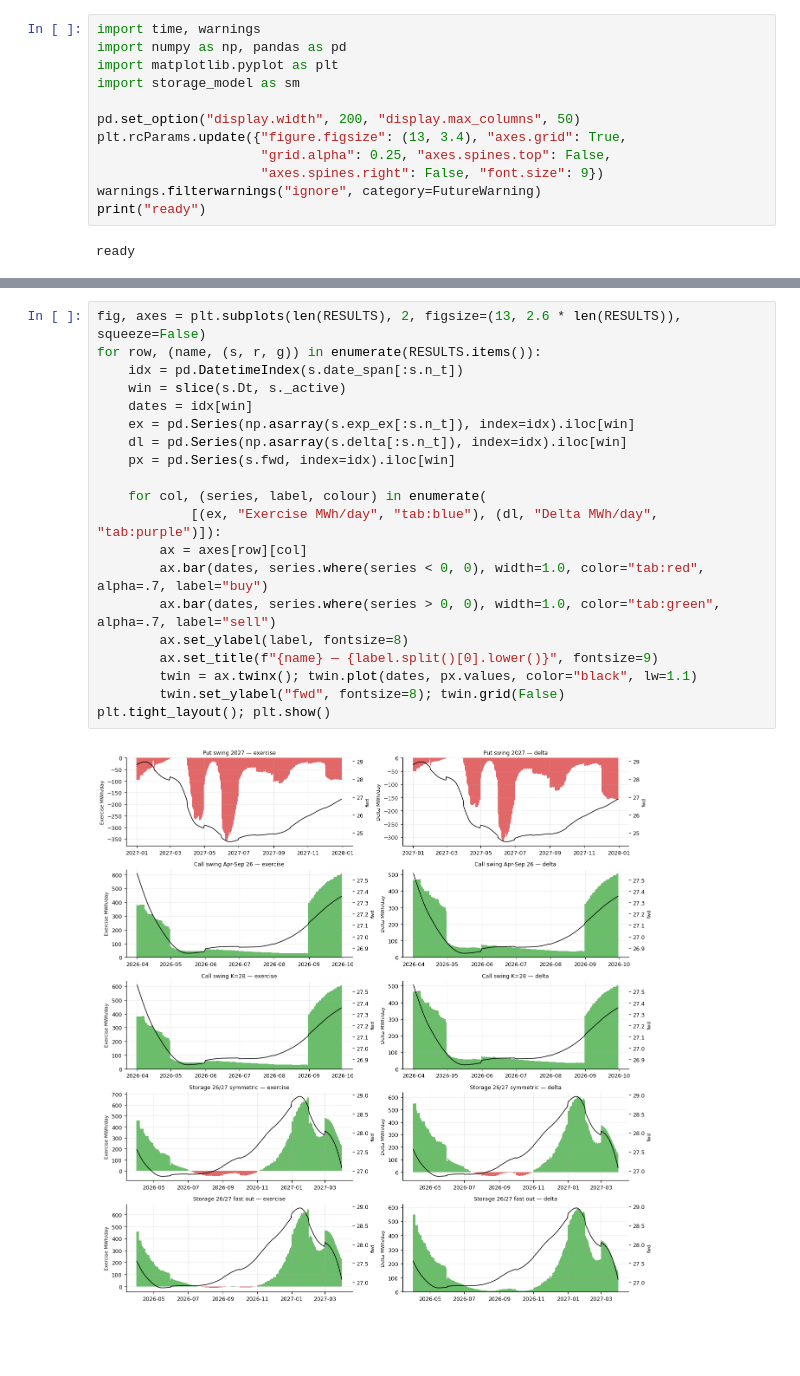
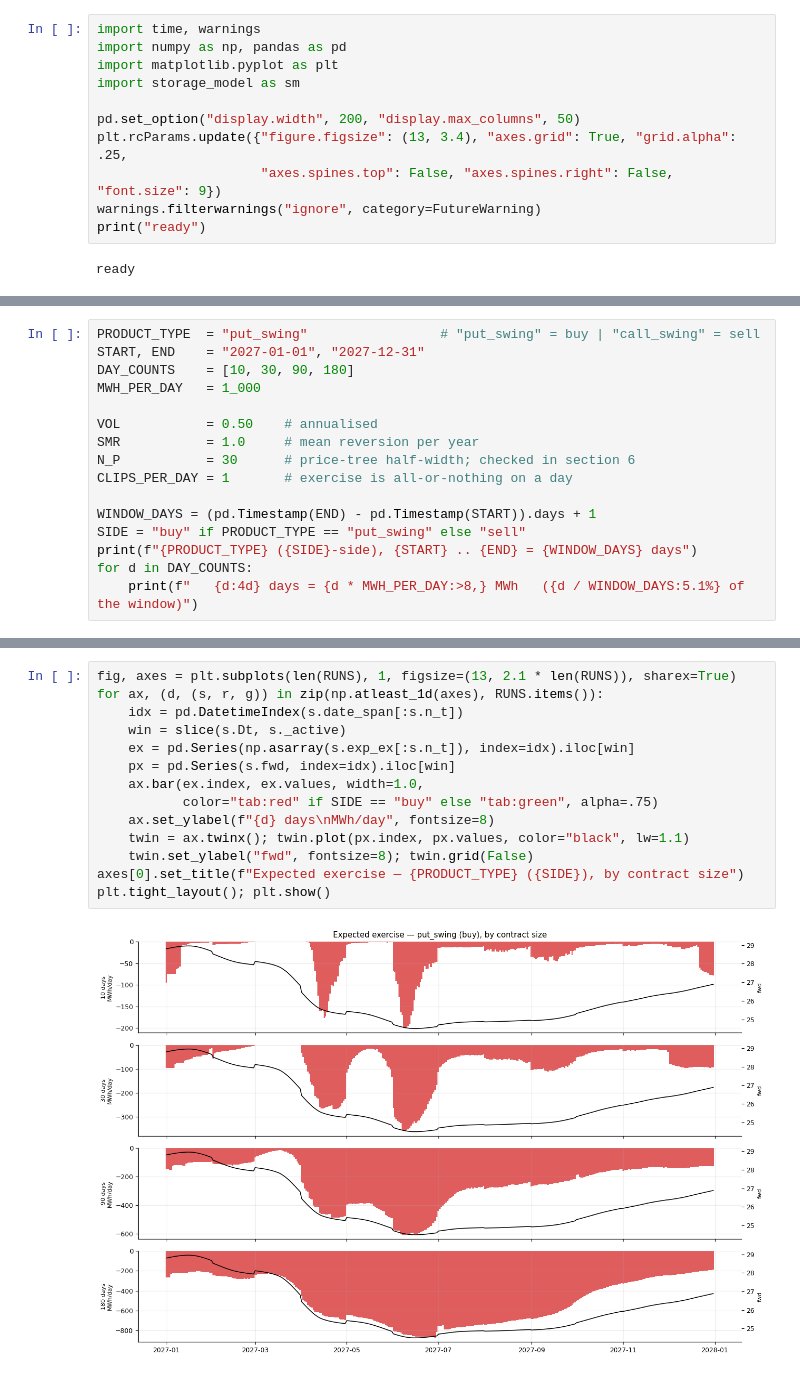
Before and after one commit to dmitry-goryunov/Storage, a Jupyter notebook: Products.ipynb, the cells around one changed output, grey strips where cells are left out. Cells and saved outputs as stored; diff of their text form; blank space fills up the shorter version.

```diff
--- a/Products.ipynb
+++ b/Products.ipynb
@@ -16,9 +20,8 @@ import matplotlib.pyplot as plt
 import storage_model as sm
 
 pd.set_option("display.width", 200, "display.max_columns", 50)
-plt.rcParams.update({"figure.figsize": (13, 3.4), "axes.grid": True,
-                     "grid.alpha": 0.25, "axes.spines.top": False,
-                     "axes.spines.right": False, "font.size": 9})
+plt.rcParams.update({"figure.figsize": (13, 3.4), "axes.grid": True, "grid.alpha": .25,
+                     "axes.spines.top": False, "axes.spines.right": False, "font.size": 9})
 warnings.filterwarnings("ignore", category=FutureWarning)
 print("ready")
 # %% [output]
@@ -136,0 +69,16 @@ pd.DataFrame([{k: d.get(k) for k in
+# %%
+PRODUCT_TYPE  = "put_swing"                 # "put_swing" = buy | "call_swing" = sell
+START, END    = "2027-01-01", "2027-12-31"
+DAY_COUNTS    = [10, 30, 90, 180]
+MWH_PER_DAY   = 1_000
+
+VOL           = 0.50    # annualised
+SMR           = 1.0     # mean reversion per year
+N_P           = 30      # price-tree half-width; checked in section 6
+CLIPS_PER_DAY = 1       # exercise is all-or-nothing on a day
+
+WINDOW_DAYS = (pd.Timestamp(END) - pd.Timestamp(START)).days + 1
+SIDE = "buy" if PRODUCT_TYPE == "put_swing" else "sell"
+print(f"{PRODUCT_TYPE} ({SIDE}-side), {START} .. {END} = {WINDOW_DAYS} days")
+for d in DAY_COUNTS:
+    print(f"   {d:4d} days = {d * MWH_PER_DAY:>8,} MWh   ({d / WINDOW_DAYS:5.1%} of the window)")
@@ -281,22 +210,16 @@ gas is when exercise happens, so it is *not* equal to volume.
 # %%
-fig, axes = plt.subplots(len(RESULTS), 2, figsize=(13, 2.6 * len(RESULTS)), squeeze=False)
-for row, (name, (s, r, g)) in enumerate(RESULTS.items()):
+fig, axes = plt.subplots(len(RUNS), 1, figsize=(13, 2.1 * len(RUNS)), sharex=True)
+for ax, (d, (s, r, g)) in zip(np.atleast_1d(axes), RUNS.items()):
     idx = pd.DatetimeIndex(s.date_span[:s.n_t])
     win = slice(s.Dt, s._active)
-    dates = idx[win]
     ex = pd.Series(np.asarray(s.exp_ex[:s.n_t]), index=idx).iloc[win]
-    dl = pd.Series(np.asarray(s.delta[:s.n_t]), index=idx).iloc[win]
     px = pd.Series(s.fwd, index=idx).iloc[win]
-
-    for col, (series, label, colour) in enumerate(
-            [(ex, "Exercise MWh/day", "tab:blue"), (dl, "Delta MWh/day", "tab:purple")]):
-        ax = axes[row][col]
-        ax.bar(dates, series.where(series < 0, 0), width=1.0, color="tab:red", alpha=.7, label="buy")
-        ax.bar(dates, series.where(series > 0, 0), width=1.0, color="tab:green", alpha=.7, label="sell")
-        ax.set_ylabel(label, fontsize=8)
-        ax.set_title(f"{name} — {label.split()[0].lower()}", fontsize=9)
-        twin = ax.twinx(); twin.plot(dates, px.values, color="black", lw=1.1)
-        twin.set_ylabel("fwd", fontsize=8); twin.grid(False)
+    ax.bar(ex.index, ex.values, width=1.0,
+           color="tab:red" if SIDE == "buy" else "tab:green", alpha=.75)
+    ax.set_ylabel(f"{d} days\nMWh/day", fontsize=8)
+    twin = ax.twinx(); twin.plot(px.index, px.values, color="black", lw=1.1)
+    twin.set_ylabel("fwd", fontsize=8); twin.grid(False)
+axes[0].set_title(f"Expected exercise — {PRODUCT_TYPE} ({SIDE}), by contract size")
 plt.tight_layout(); plt.show()
 # %% [output]
-[figure, old version]
+[figure, new version]
```
Also changed, not shown: parts of 23 cells of this notebook.
